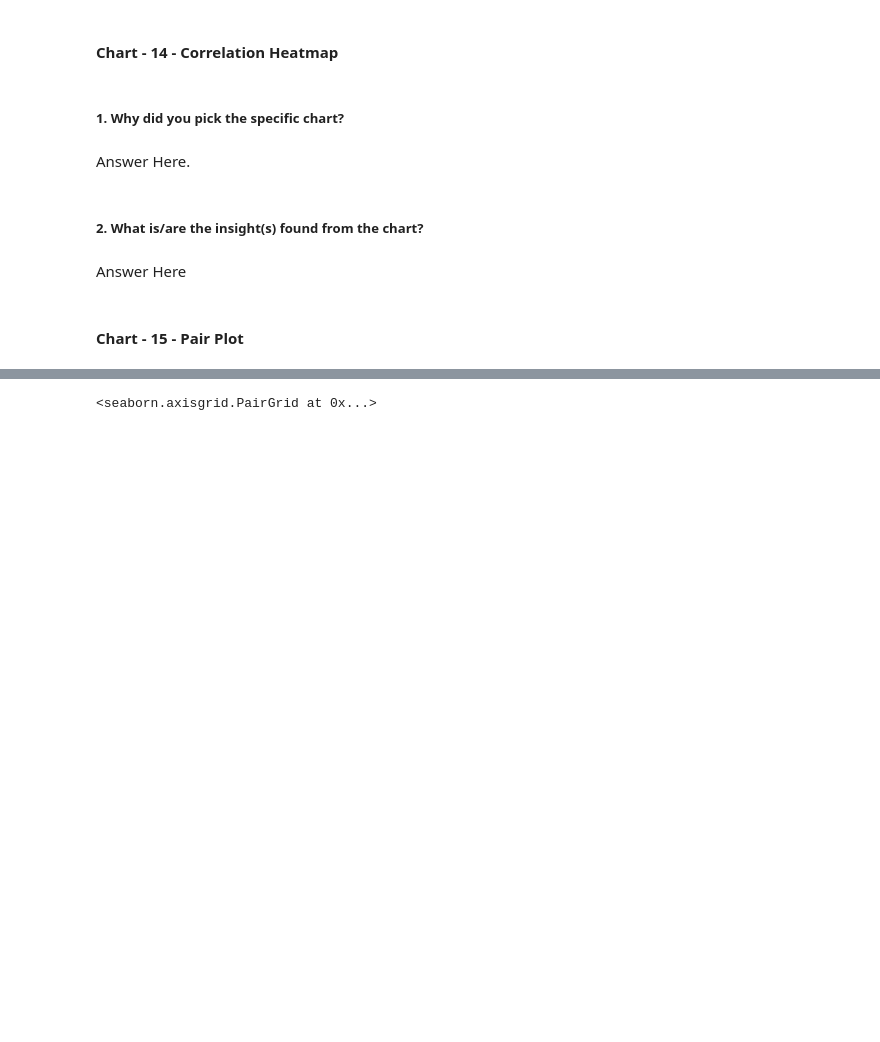
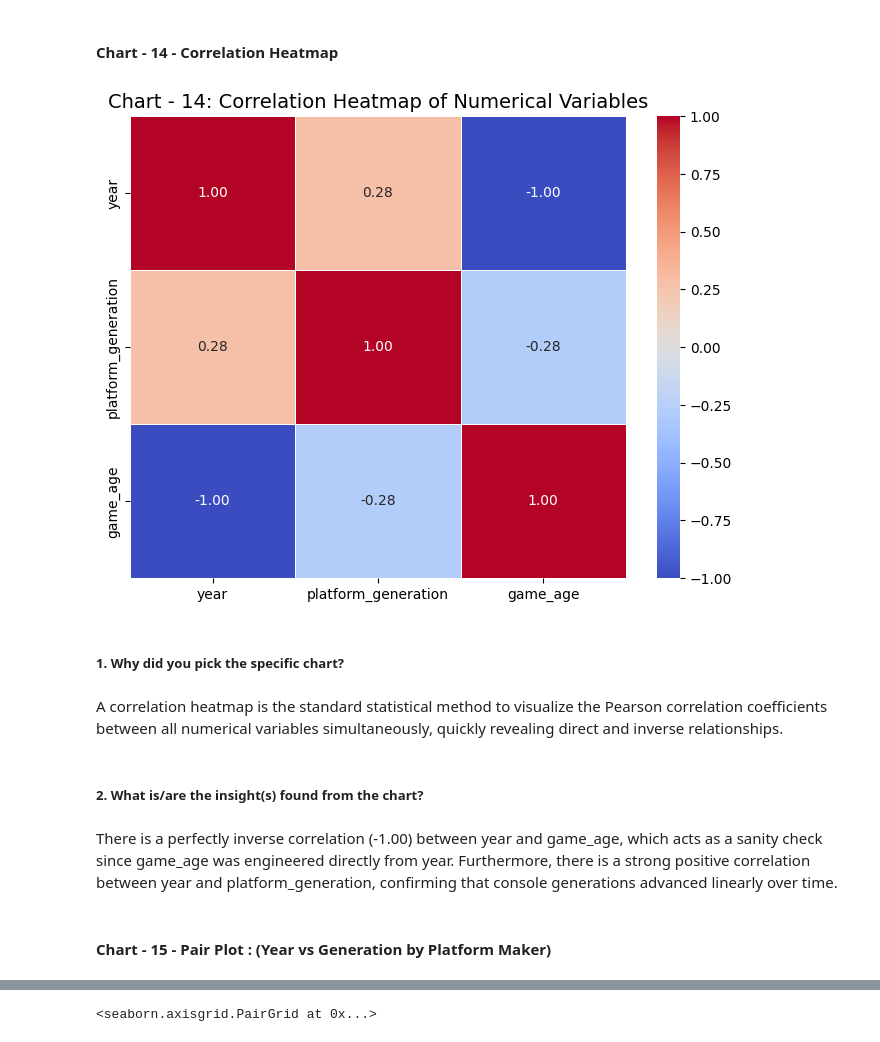
Before and after one commit to VishalChauhan85/Video-Game-Sales-EDA-Capstone, a Jupyter notebook: Video_Game_Sales_&_Metacritic_Intelligence_(Vishal_Chauhan).ipynb, the cells around one changed output, grey strips where cells are left out. Drawn from its saved outputs; the diff is of its cells as text; code cells hidden in the pictures; blank space fills up the shorter version.

```diff
--- a/Video_Game_Sales_&_Metacritic_Intelligence_(Vishal_Chauhan).ipynb
+++ b/Video_Game_Sales_&_Metacritic_Intelligence_(Vishal_Chauhan).ipynb
@@ -609,10 +602,19 @@ Positive Impact: Identifies opportunities for "nostalgia" marketing. If a genre
+# %%
+plt.figure(figsize=(8, 6))
+num_cols = ['year', 'platform_generation', 'game_age']
+corr_matrix = df_clean[num_cols].corr()
+sns.heatmap(corr_matrix, annot=True, cmap='coolwarm', fmt=".2f", linewidths=.5, vmin=-1, vmax=1)
+plt.title('Chart - 14: Correlation Heatmap of Numerical Variables', fontsize=14)
+plt.show()
+# %% [output]
+[figure, added]
 # %% [markdown]
 ##### 1. Why did you pick the specific chart?
-# %% [markdown]
-Answer Here.
+# %% [markdown]
+A correlation heatmap is the standard statistical method to visualize the Pearson correlation coefficients between all numerical variables simultaneously, quickly revealing direct and inverse relationships.
 # %% [markdown]
 ##### 2. What is/are the insight(s) found from the chart?
-# %% [markdown]
-Answer Here
+# %% [markdown]
+There is a perfectly inverse correlation (-1.00) between year and game_age, which acts as a sanity check since game_age was engineered directly from year. Furthermore, there is a strong positive correlation between year and platform_generation, confirming that console generations advanced linearly over time.
 # %% [markdown]
-#### Chart - 15 - Pair Plot
+#### Chart - 15 - Pair Plot : (Year vs Generation by Platform Maker)
```
Also changed, not shown: parts of 13 cells of this notebook.
